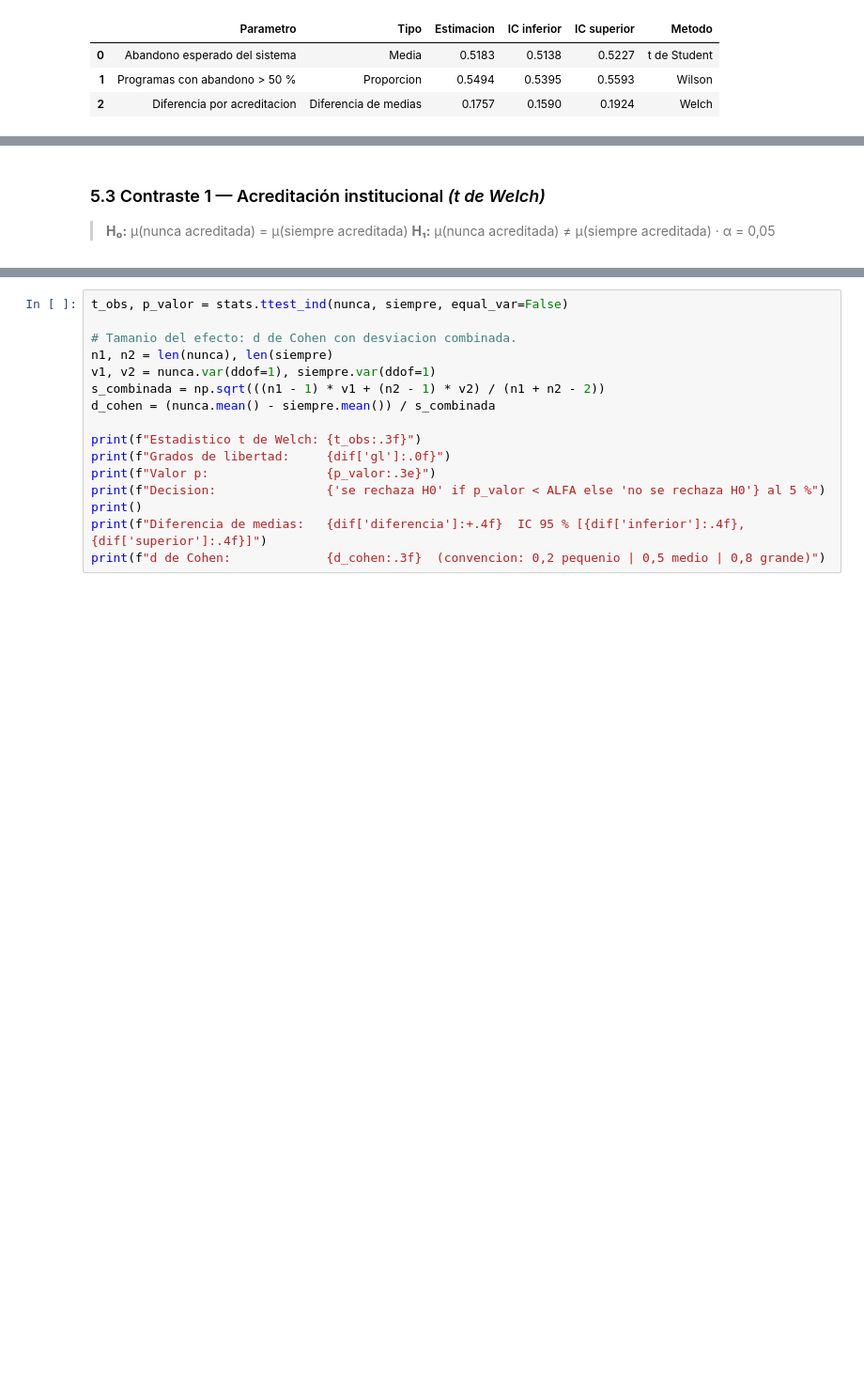
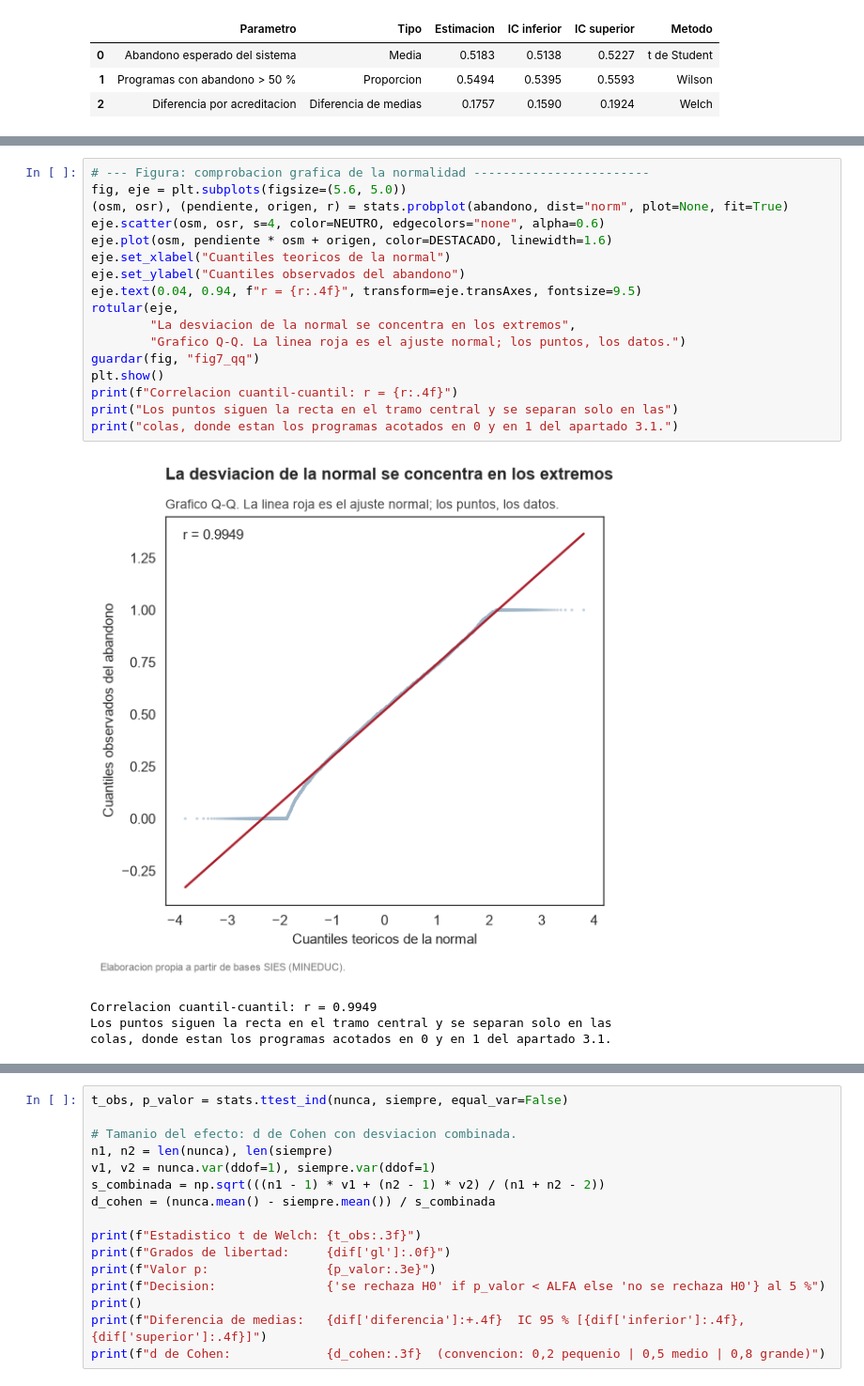
Before and after one commit to santunez75/analisis-desercion, a Jupyter notebook: notebooks/Sumativa1_Analisis_Desercion.ipynb, the cells around one changed output, grey strips where cells are left out. Shown at 94% size. Drawn from its saved outputs; the diff is of its cells as text; blank space fills up the shorter version.

```diff
--- a/notebooks/Sumativa1_Analisis_Desercion.ipynb
+++ b/notebooks/Sumativa1_Analisis_Desercion.ipynb
@@ -1154,8 +1164,25 @@ print("   potencia resulta despreciable cuando el supuesto se cumple.")
    No se rechaza la igualdad de varianzas. Aun asi se emplea la version
    de Welch, que no la supone: es la opcion conservadora y su perdida de
    potencia resulta despreciable cuando el supuesto se cumple.
-# %% [markdown]
-### 5.3 Contraste 1 — Acreditación institucional *(t de Welch)*
-
-> **H₀:** μ(nunca acreditada) = μ(siempre acreditada)
-> **H₁:** μ(nunca acreditada) ≠ μ(siempre acreditada)   ·   α = 0,05
+# %%
+# --- Figura: comprobacion grafica de la normalidad ------------------------
+fig, eje = plt.subplots(figsize=(5.6, 5.0))
+(osm, osr), (pendiente, origen, r) = stats.probplot(abandono, dist="norm", plot=None, fit=True)
+eje.scatter(osm, osr, s=4, color=NEUTRO, edgecolors="none", alpha=0.6)
+eje.plot(osm, pendiente * osm + origen, color=DESTACADO, linewidth=1.6)
+eje.set_xlabel("Cuantiles teoricos de la normal")
+eje.set_ylabel("Cuantiles observados del abandono")
+eje.text(0.04, 0.94, f"r = {r:.4f}", transform=eje.transAxes, fontsize=9.5)
+rotular(eje,
+        "La desviacion de la normal se concentra en los extremos",
+        "Grafico Q-Q. La linea roja es el ajuste normal; los puntos, los datos.")
+guardar(fig, "fig7_qq")
+plt.show()
+print(f"Correlacion cuantil-cuantil: r = {r:.4f}")
+print("Los puntos siguen la recta en el tramo central y se separan solo en las")
+print("colas, donde estan los programas acotados en 0 y en 1 del apartado 3.1.")
+# %% [output]
+[figure, added]
+Correlacion cuantil-cuantil: r = 0.9949
+Los puntos siguen la recta en el tramo central y se separan solo en las
+colas, donde estan los programas acotados en 0 y en 1 del apartado 3.1.
```
Also changed, not shown: parts of 11 cells of this notebook, 5 other files.
